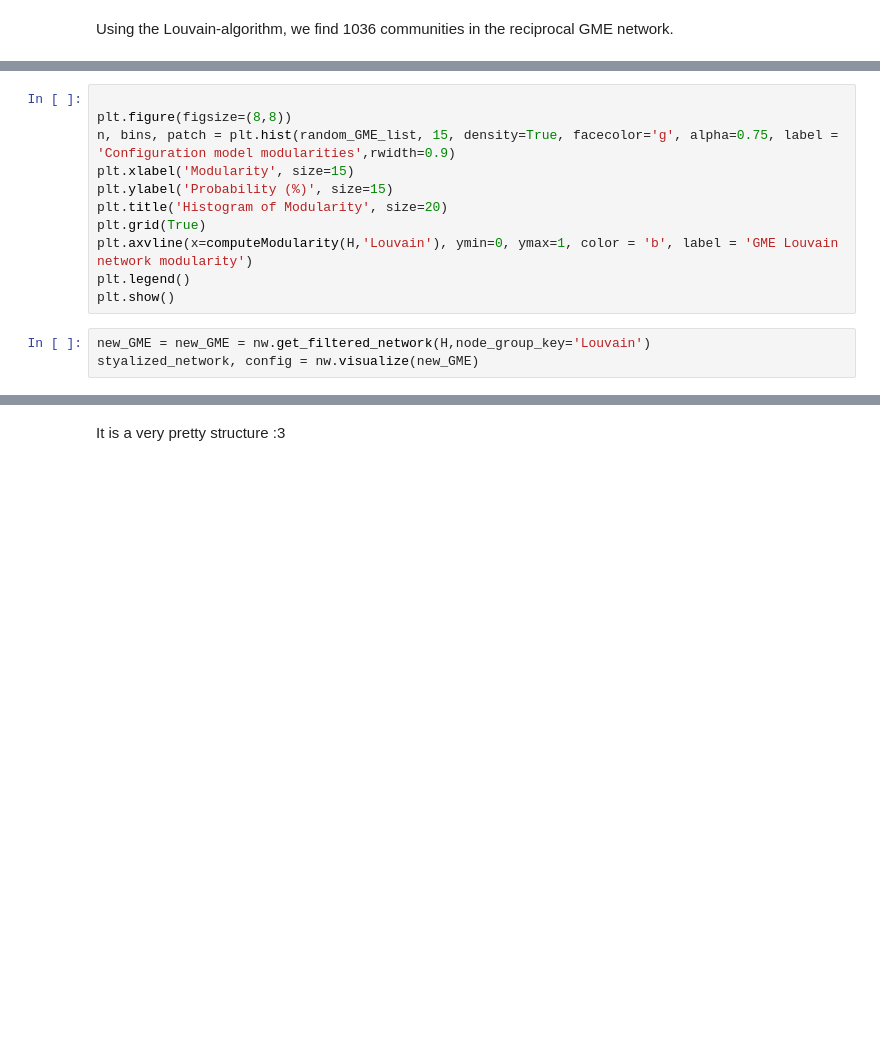
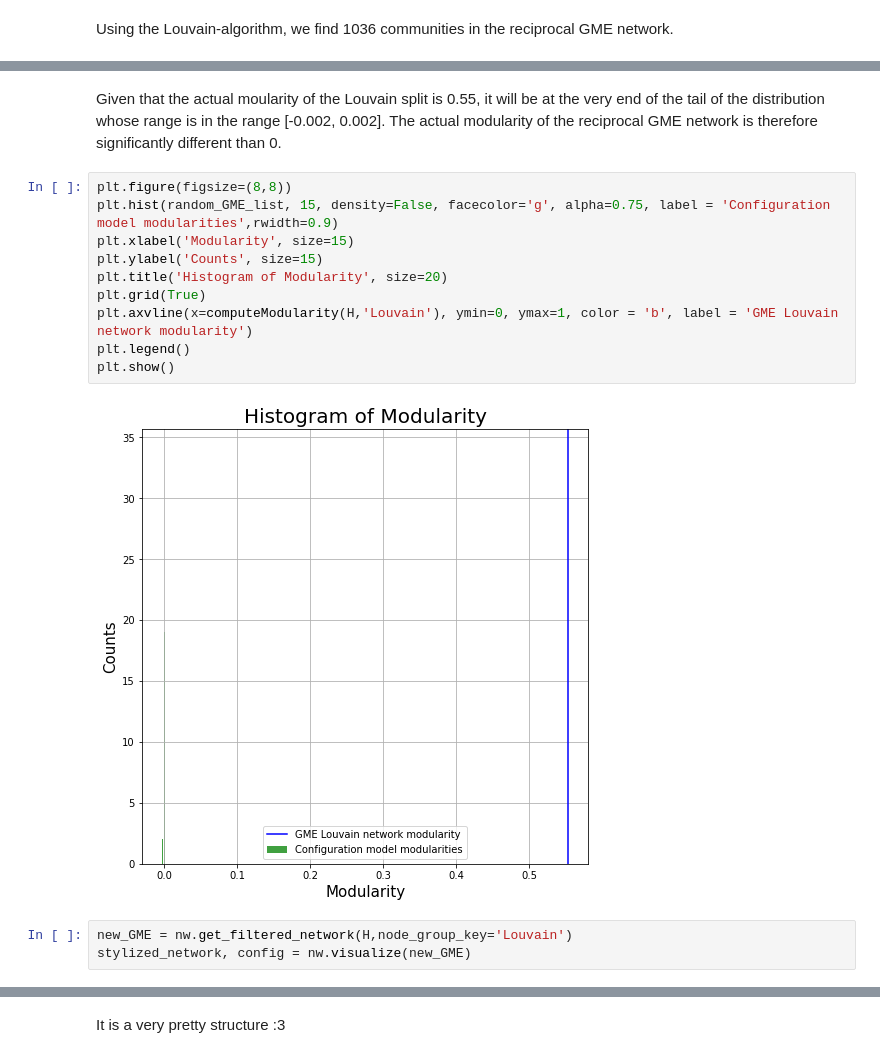
Before and after one commit to TECH-yufu/comsocsci2022-assignment-2, a Jupyter notebook: Assignment2.ipynb, the cells around one changed output, grey strips where cells are left out. Cells and saved outputs as stored; diff of their text form; blank space fills up the shorter version.

```diff
--- a/Assignment2.ipynb
+++ b/Assignment2.ipynb
@@ -834,14 +826,17 @@ print(np.std(random_GME_list))
+# %% [markdown]
+Given that the actual moularity of the Louvain split is 0.55, it will be at the very end of the tail of the distribution whose range is in the range [-0.002, 0.002]. The actual modularity of the reciprocal GME network is therefore significantly different than 0.
 # %%
-
 plt.figure(figsize=(8,8))
-n, bins, patch = plt.hist(random_GME_list, 15, density=True, facecolor='g', alpha=0.75, label = 'Configuration model modularities',rwidth=0.9)
+plt.hist(random_GME_list, 15, density=False, facecolor='g', alpha=0.75, label = 'Configuration model modularities',rwidth=0.9)
 plt.xlabel('Modularity', size=15)
-plt.ylabel('Probability (%)', size=15)
+plt.ylabel('Counts', size=15)
 plt.title('Histogram of Modularity', size=20)
 plt.grid(True)
 plt.axvline(x=computeModularity(H,'Louvain'), ymin=0, ymax=1, color = 'b', label = 'GME Louvain network modularity')
 plt.legend()
 plt.show()
+# %% [output]
+[figure, added]
 # %%
-new_GME = new_GME = nw.get_filtered_network(H,node_group_key='Louvain')
-styalized_network, config = nw.visualize(new_GME)
+new_GME = nw.get_filtered_network(H,node_group_key='Louvain')
+stylized_network, config = nw.visualize(new_GME)
```
Also changed, not shown: parts of 30 cells of this notebook, 4 other files.
